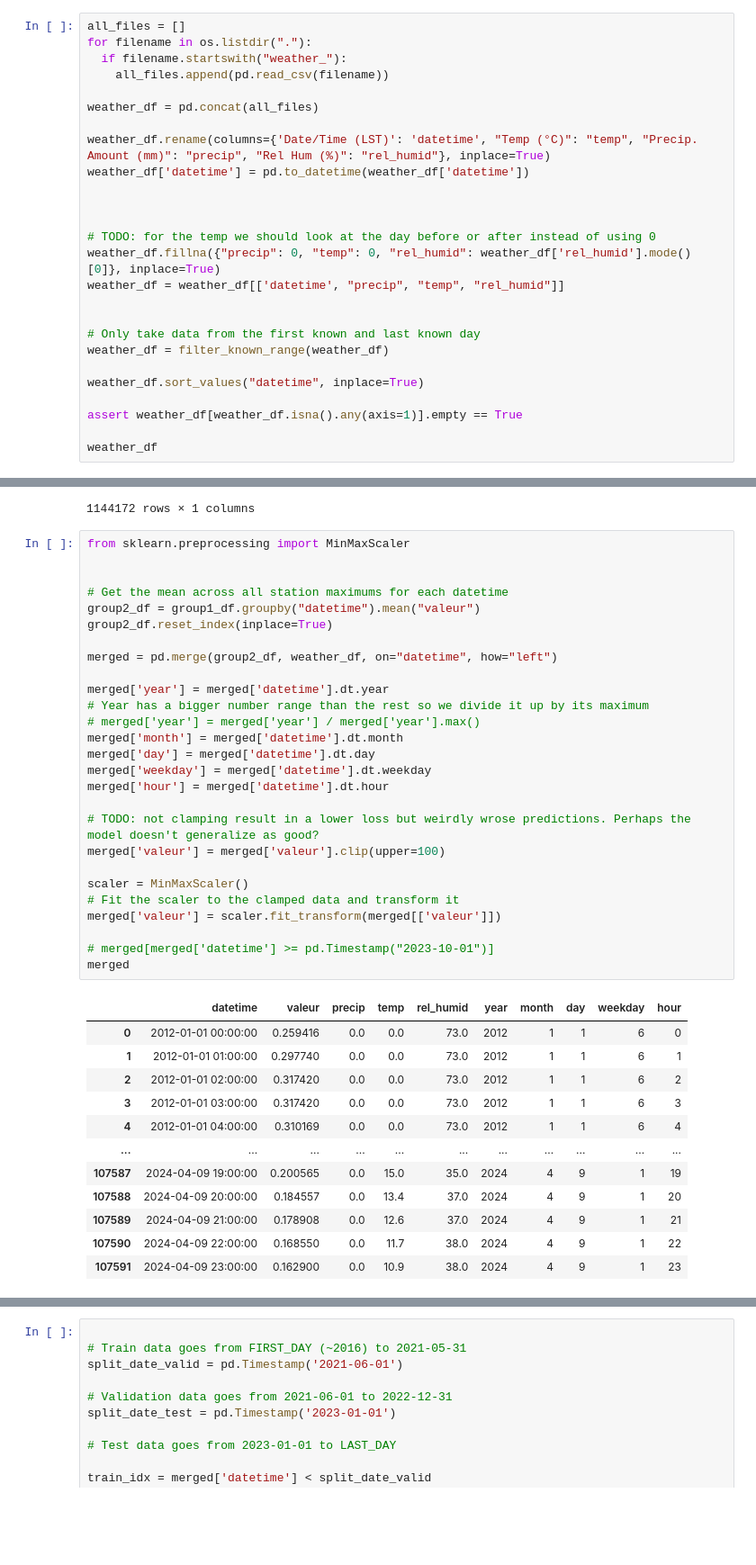
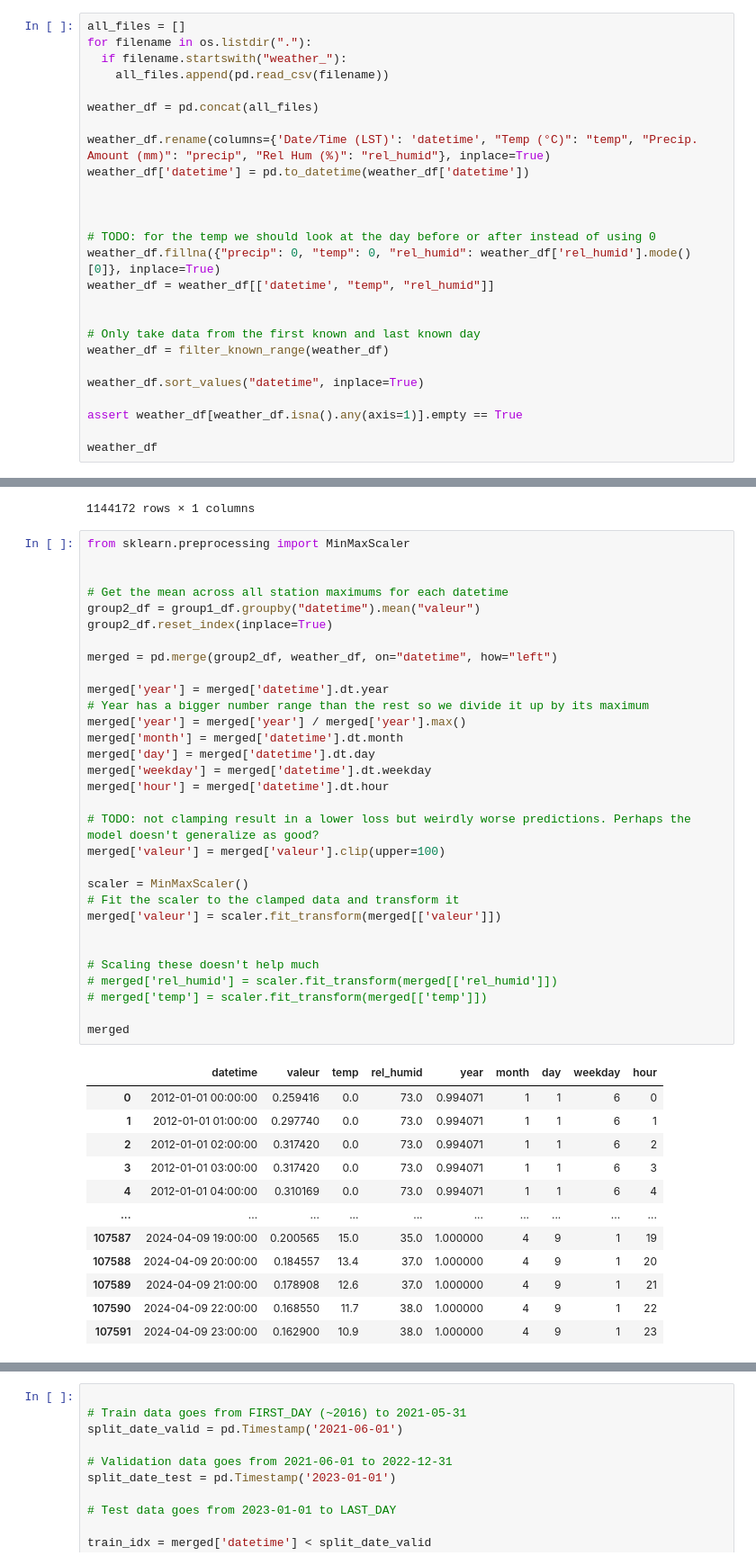
Before and after one commit to Magellol/montreal-aqi-predictions, a Jupyter notebook: index.ipynb, the cells around one changed output, grey strips where cells are left out. Shown at 90% size. Cells and saved outputs as stored; diff of their text form; blank space fills up the shorter version.

```diff
--- a/index.ipynb
+++ b/index.ipynb
@@ -134,7 +134,7 @@ weather_df['datetime'] = pd.to_datetime(weather_df['datetime'])
 
 # TODO: for the temp we should look at the day before or after instead of using 0
 weather_df.fillna({"precip": 0, "temp": 0, "rel_humid": weather_df['rel_humid'].mode()[0]}, inplace=True)
-weather_df = weather_df[['datetime', "precip", "temp", "rel_humid"]]
+weather_df = weather_df[['datetime', "temp", "rel_humid"]]
 
 
 # Only take data from the first known and last known day
@@ -229,40 +229,44 @@ group1_df
 # %%
 from sklearn.preprocessing import MinMaxScaler
 
 
 # Get the mean across all station maximums for each datetime
 group2_df = group1_df.groupby("datetime").mean("valeur")
 group2_df.reset_index(inplace=True)
 
 merged = pd.merge(group2_df, weather_df, on="datetime", how="left")
 
 merged['year'] = merged['datetime'].dt.year
 # Year has a bigger number range than the rest so we divide it up by its maximum
-# merged['year'] = merged['year'] / merged['year'].max()
+merged['year'] = merged['year'] / merged['year'].max()
 merged['month'] = merged['datetime'].dt.month
 merged['day'] = merged['datetime'].dt.day
 merged['weekday'] = merged['datetime'].dt.weekday
 merged['hour'] = merged['datetime'].dt.hour
 
-# TODO: not clamping result in a lower loss but weirdly wrose predictions. Perhaps the model doesn't generalize as good?
+# TODO: not clamping result in a lower loss but weirdly worse predictions. Perhaps the model doesn't generalize as good?
 merged['valeur'] = merged['valeur'].clip(upper=100)
 
 scaler = MinMaxScaler()
 # Fit the scaler to the clamped data and transform it
 merged['valeur'] = scaler.fit_transform(merged[['valeur']])
 
-# merged[merged['datetime'] >= pd.Timestamp("2023-10-01")]
+
+# Scaling these doesn't help much
+# merged['rel_humid'] = scaler.fit_transform(merged[['rel_humid']])
+# merged['temp'] = scaler.fit_transform(merged[['temp']])
+
 merged
 # %% [output]
-|  | datetime | valeur | precip | temp | rel_humid | year | month | day | weekday | hour |
-| 0 | 2012-01-01 00:00:00 | 0.259416 | 0.0 | 0.0 | 73.0 | 2012 | 1 | 1 | 6 | 0 |
-| 1 | 2012-01-01 01:00:00 | 0.297740 | 0.0 | 0.0 | 73.0 | 2012 | 1 | 1 | 6 | 1 |
-| 2 | 2012-01-01 02:00:00 | 0.317420 | 0.0 | 0.0 | 73.0 | 2012 | 1 | 1 | 6 | 2 |
-| 3 | 2012-01-01 03:00:00 | 0.317420 | 0.0 | 0.0 | 73.0 | 2012 | 1 | 1 | 6 | 3 |
-| 4 | 2012-01-01 04:00:00 | 0.310169 | 0.0 | 0.0 | 73.0 | 2012 | 1 | 1 | 6 | 4 |
-| ... | ... | ... | ... | ... | ... | ... | ... | ... | ... | ... |
-| 107587 | 2024-04-09 19:00:00 | 0.200565 | 0.0 | 15.0 | 35.0 | 2024 | 4 | 9 | 1 | 19 |
-| 107588 | 2024-04-09 20:00:00 | 0.184557 | 0.0 | 13.4 | 37.0 | 2024 | 4 | 9 | 1 | 20 |
-| 107589 | 2024-04-09 21:00:00 | 0.178908 | 0.0 | 12.6 | 37.0 | 2024 | 4 | 9 | 1 | 21 |
-| 107590 | 2024-04-09 22:00:00 | 0.168550 | 0.0 | 11.7 | 38.0 | 2024 | 4 | 9 | 1 | 22 |
-| 107591 | 2024-04-09 23:00:00 | 0.162900 | 0.0 | 10.9 | 38.0 | 2024 | 4 | 9 | 1 | 23 |
+|  | datetime | valeur | temp | rel_humid | year | month | day | weekday | hour |
+| 0 | 2012-01-01 00:00:00 | 0.259416 | 0.0 | 73.0 | 0.994071 | 1 | 1 | 6 | 0 |
+| 1 | 2012-01-01 01:00:00 | 0.297740 | 0.0 | 73.0 | 0.994071 | 1 | 1 | 6 | 1 |
+| 2 | 2012-01-01 02:00:00 | 0.317420 | 0.0 | 73.0 | 0.994071 | 1 | 1 | 6 | 2 |
+| 3 | 2012-01-01 03:00:00 | 0.317420 | 0.0 | 73.0 | 0.994071 | 1 | 1 | 6 | 3 |
+| 4 | 2012-01-01 04:00:00 | 0.310169 | 0.0 | 73.0 | 0.994071 | 1 | 1 | 6 | 4 |
+| ... | ... | ... | ... | ... | ... | ... | ... | ... | ... |
+| 107587 | 2024-04-09 19:00:00 | 0.200565 | 15.0 | 35.0 | 1.000000 | 4 | 9 | 1 | 19 |
+| 107588 | 2024-04-09 20:00:00 | 0.184557 | 13.4 | 37.0 | 1.000000 | 4 | 9 | 1 | 20 |
+| 107589 | 2024-04-09 21:00:00 | 0.178908 | 12.6 | 37.0 | 1.000000 | 4 | 9 | 1 | 21 |
+| 107590 | 2024-04-09 22:00:00 | 0.168550 | 11.7 | 38.0 | 1.000000 | 4 | 9 | 1 | 22 |
+| 107591 | 2024-04-09 23:00:00 | 0.162900 | 10.9 | 38.0 | 1.000000 | 4 | 9 | 1 | 23 |
```
Also changed, not shown: parts of 8 cells of this notebook.
